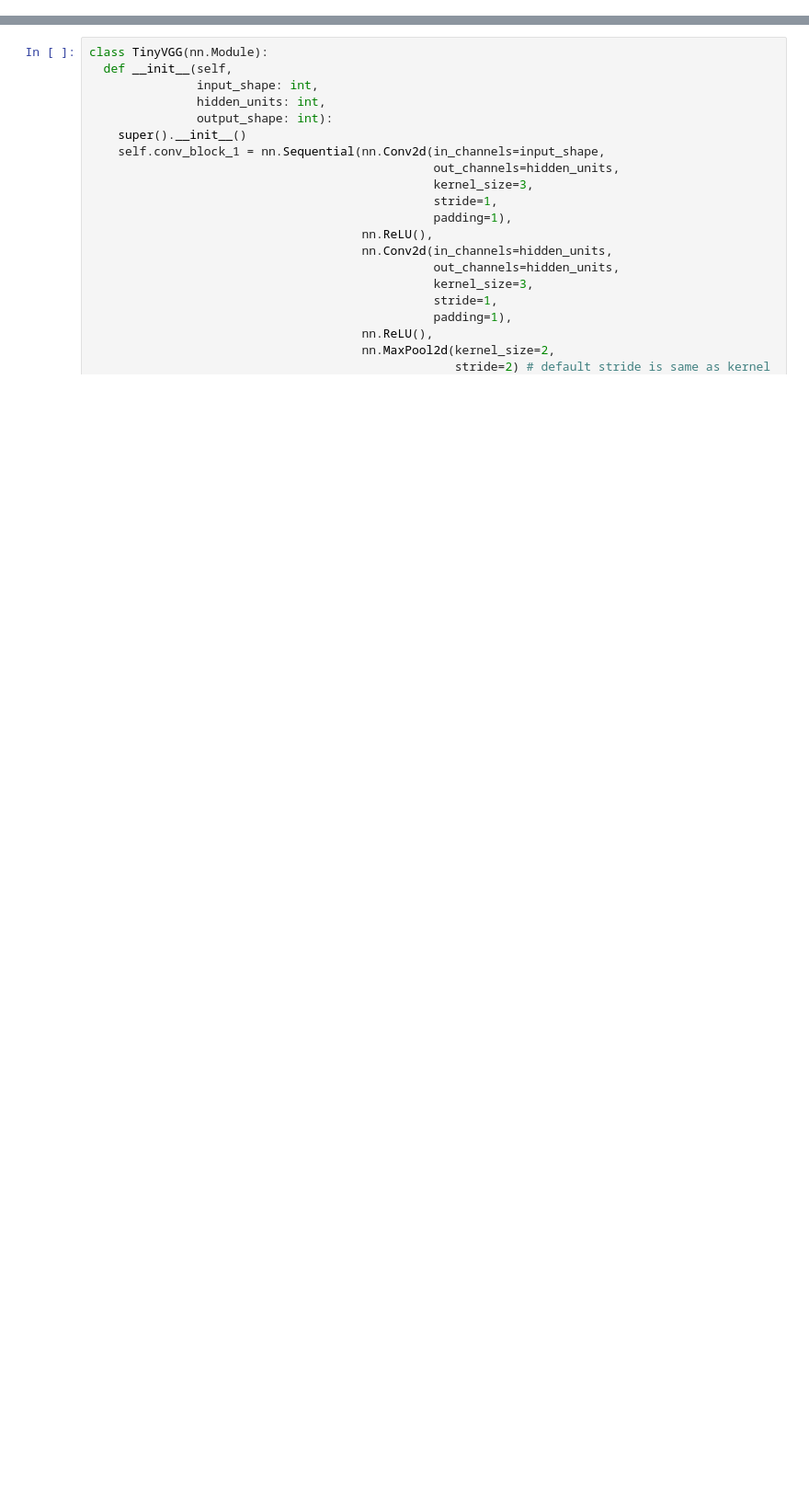
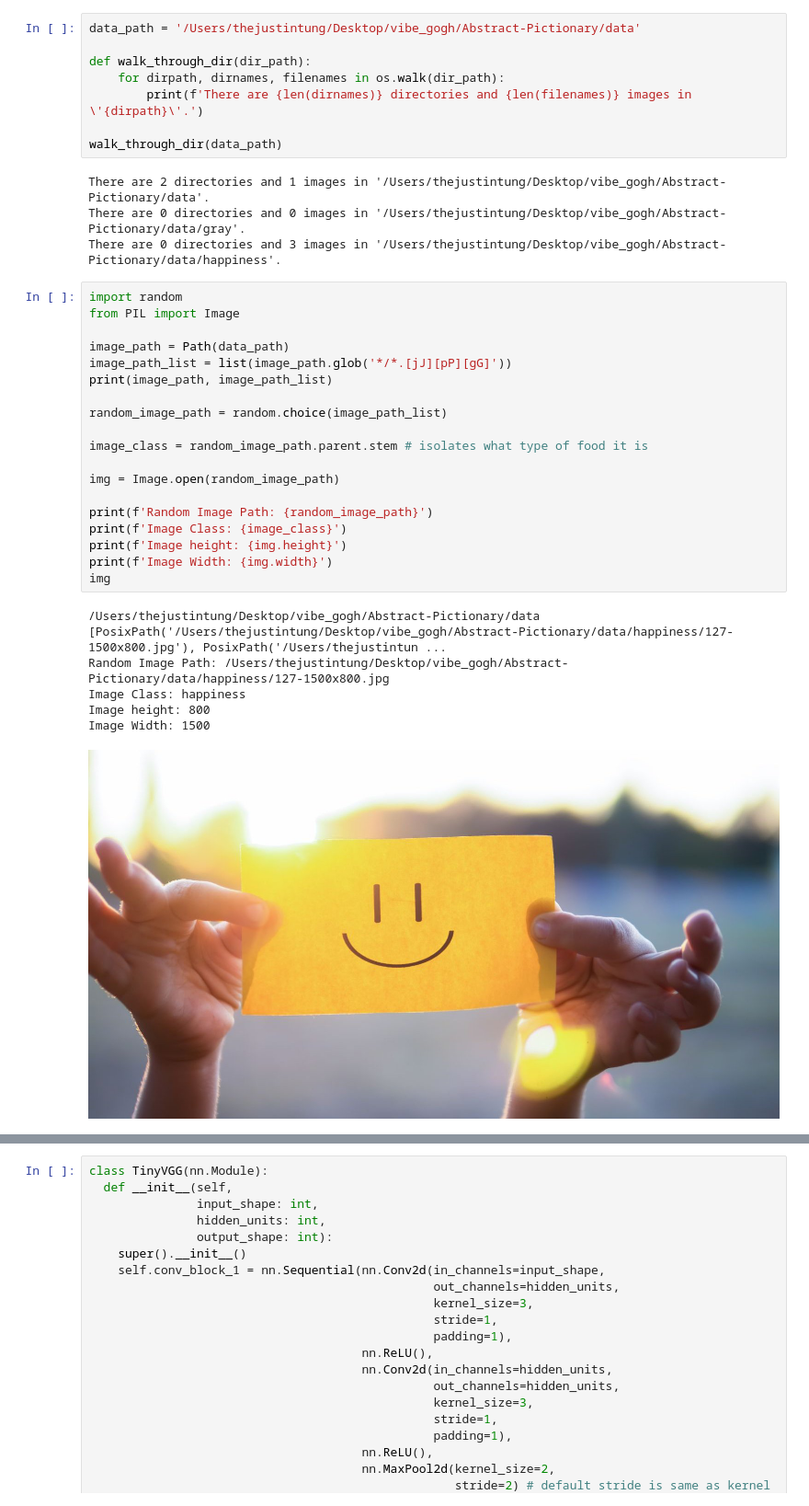
Before and after one commit to GreenEnder1/Abstract-Pictionary, a Jupyter notebook: model/tinyvgg_test.ipynb, the cells around one changed output, grey strips where cells are left out. Shown at 92% size. Cells and saved outputs as stored; diff of their text form; blank space fills up the shorter version.

Commit message:
Added data loader and visualizer to tinyvgg_test

```diff
--- a/model/tinyvgg_test.ipynb
+++ b/model/tinyvgg_test.ipynb
@@ -18,0 +33,38 @@ cpu
+# %%
+data_path = '/Users/thejustintung/Desktop/vibe_gogh/Abstract-Pictionary/data'
+
+def walk_through_dir(dir_path):
+    for dirpath, dirnames, filenames in os.walk(dir_path):
+        print(f'There are {len(dirnames)} directories and {len(filenames)} images in \'{dirpath}\'.')
+
+walk_through_dir(data_path)
+# %% [output]
+There are 2 directories and 1 images in '/Users/thejustintung/Desktop/vibe_gogh/Abstract-Pictionary/data'.
+There are 0 directories and 0 images in '/Users/thejustintung/Desktop/vibe_gogh/Abstract-Pictionary/data/gray'.
+There are 0 directories and 3 images in '/Users/thejustintung/Desktop/vibe_gogh/Abstract-Pictionary/data/happiness'.
+# %%
+import random
+from PIL import Image
+
+image_path = Path(data_path)
+image_path_list = list(image_path.glob('*/*.[jJ][pP][gG]'))
+print(image_path, image_path_list)
+
+random_image_path = random.choice(image_path_list)
+
+image_class = random_image_path.parent.stem # isolates what type of food it is
+
+img = Image.open(random_image_path)
+
+print(f'Random Image Path: {random_image_path}')
+print(f'Image Class: {image_class}')
+print(f'Image height: {img.height}')
+print(f'Image Width: {img.width}')
+img
+# %% [output]
+/Users/thejustintung/Desktop/vibe_gogh/Abstract-Pictionary/data [PosixPath('/Users/thejustintung/Desktop/vibe_gogh/Abstract-Pictionary/data/happiness/127-1500x800.jpg'), PosixPath('/Users/thejustintun ...
+Random Image Path: /Users/thejustintung/Desktop/vibe_gogh/Abstract-Pictionary/data/happiness/127-1500x800.jpg
+Image Class: happiness
+Image height: 800
+Image Width: 1500
+[figure, added]
```
Also changed, not shown: parts of 15 cells of this notebook.
